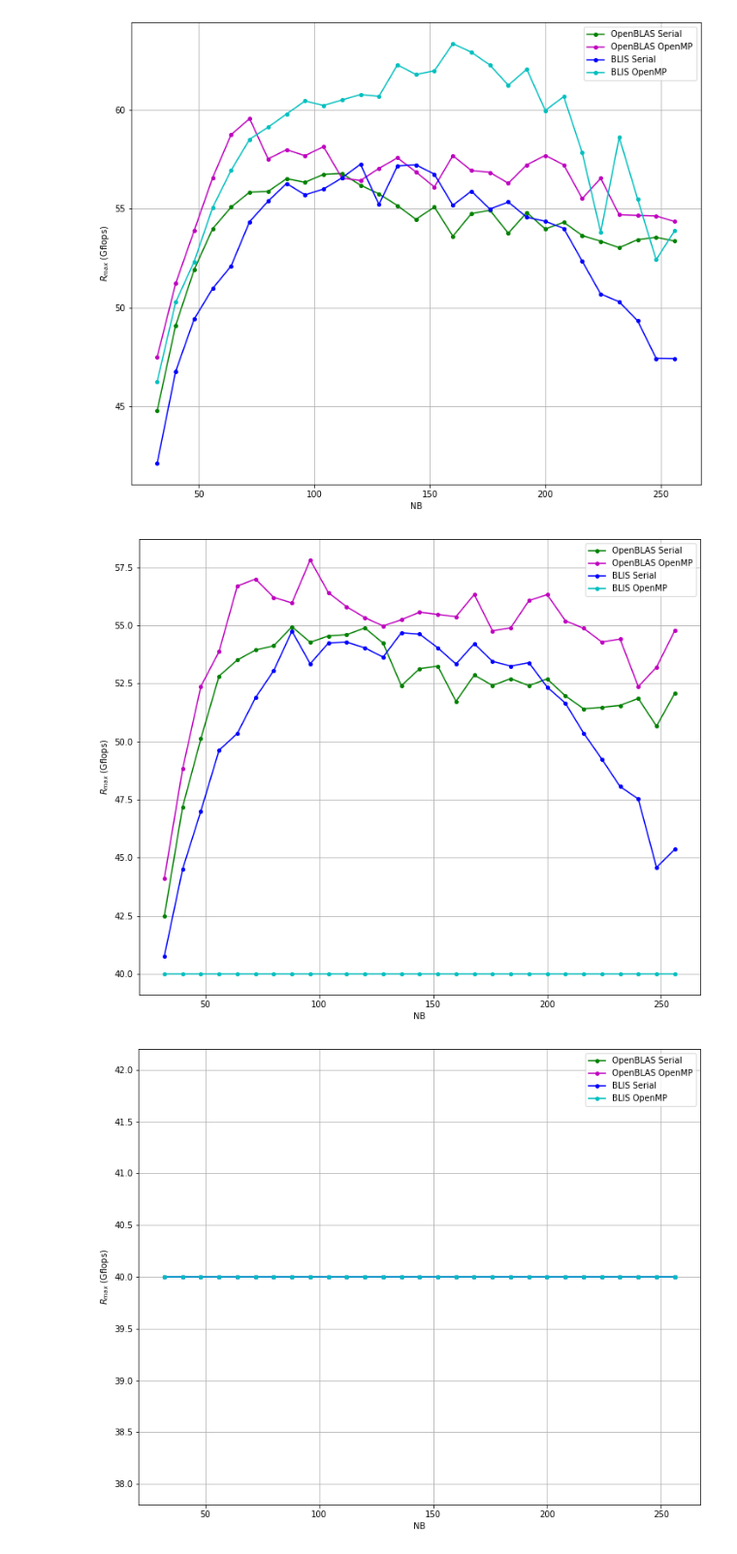
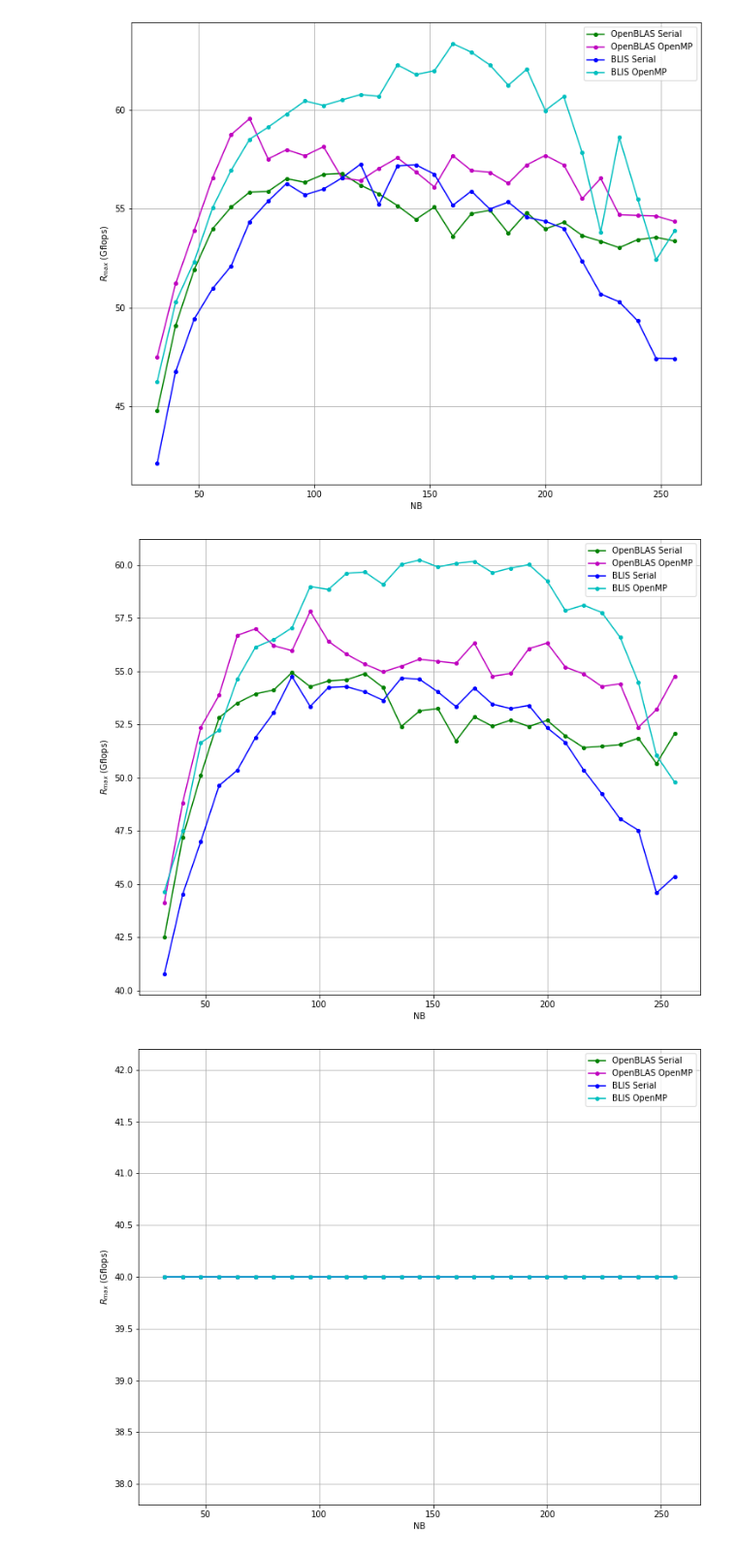
Before and after one commit to johnduffymsc/dissertation, a Jupyter notebook: picluster.ipynb, the cells around one changed output. Shown: that part at 97% size. Saved outputs shown, nothing was run; the diff lists cells and outputs as text; code cells hidden in the pictures.

```diff
--- a/picluster.ipynb
+++ b/picluster.ipynb
@@ -1211,65 +1211,65 @@ blis_serial = [
 54.034000,
 53.334000,
 54.212000,
 53.451000,
 53.249000,
 53.394000,
 52.344000,
 51.653000,
 50.364000,
 49.245000,
 48.066000,
 47.528000,
 44.584000,
 45.362000,
 ]
 
 blis_openmp = [
-    40,
-    40,
-    40,
-    40,
-    40,
-    40,
-    40,
-    40,
-    40,
-    40,
-    40,
-    40,
-    40,
-    40,
-    40,
-    40,
-    40,
-    40,
-    40,
-    40,
-    40,
-    40,
-    40,
-    40,
-    40,
-    40,
-    40,
-    40,
-    40
+44.639000,
+47.503000,
+51.639000,
+52.229000,
+54.633000,
+56.136000,
+56.490000,
+57.044000,
+58.979000,
+58.846000,
+59.608000,
+59.662000,
+59.076000,
+60.021000,
+60.232000,
+59.908000,
+60.069000,
+60.167000,
+59.633000,
+59.853000,
+60.015000,
+59.244000,
+57.855000,
+58.106000,
+57.761000,
+56.602000,
+54.488000,
+51.039000,
+49.784000,
 ]
 
 plt.figure(figsize=(12, 10))
 plt.plot(nb, openblas_serial, "-go", markersize=4)
 plt.plot(nb, openblas_openmp, "-mo", markersize=4)
 plt.plot(nb, blis_serial, "-bo", markersize=4)
 plt.plot(nb, blis_openmp, "-co", markersize=4)
 plt.xlabel("NB")
 plt.ylabel("$R_{max}$ (Gflops)")
 plt.legend(["OpenBLAS Serial", "OpenBLAS OpenMP", "BLIS Serial", "BLIS OpenMP"])
 plt.grid()
-plt.savefig("profile_baseline_8_node_20_percent_memory.pdf", bbox_inches="tight")
-plt.savefig("profile_baseline_8_node_20_percent_memory.png", bbox_inches="tight")
+plt.savefig("profile_baseline.pdf", bbox_inches="tight")
+plt.savefig("profile_baseline.png", bbox_inches="tight")
 plt.show()
 # %% [output]
-[figure, old version]
+[figure, new version]
 # %%
 # Profile Interrupt Coalescing.
 
```
Also changed, not shown: parts of 4 cells of this notebook.
